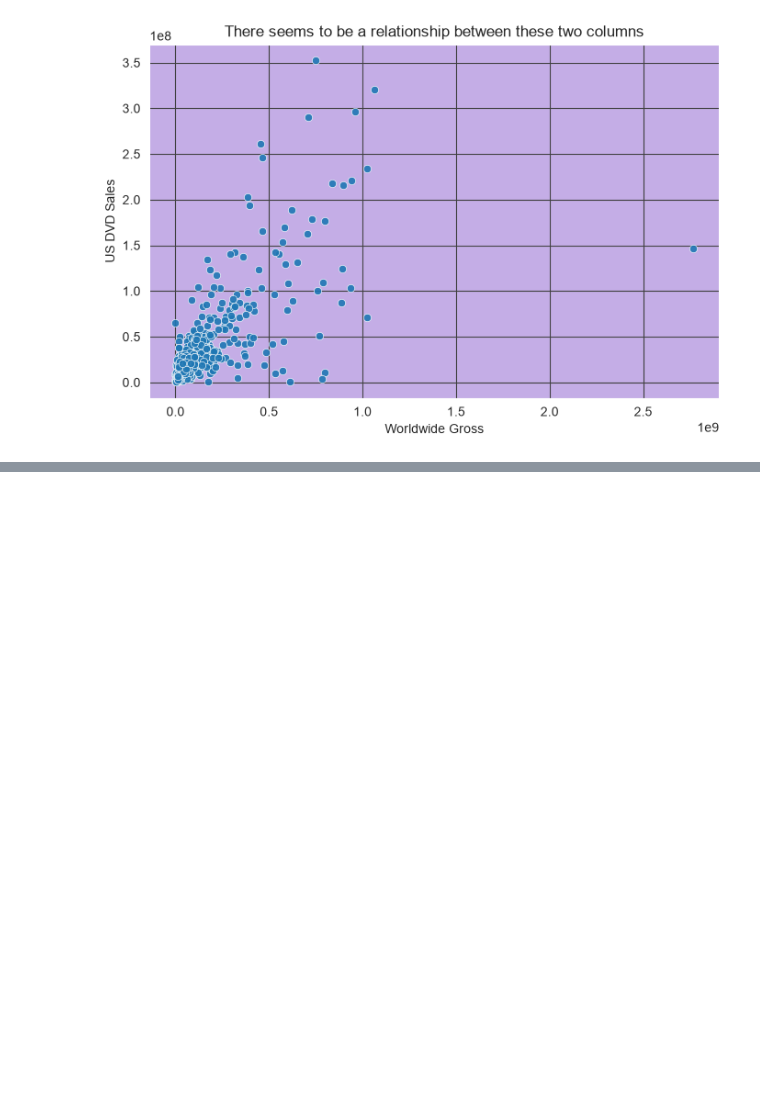
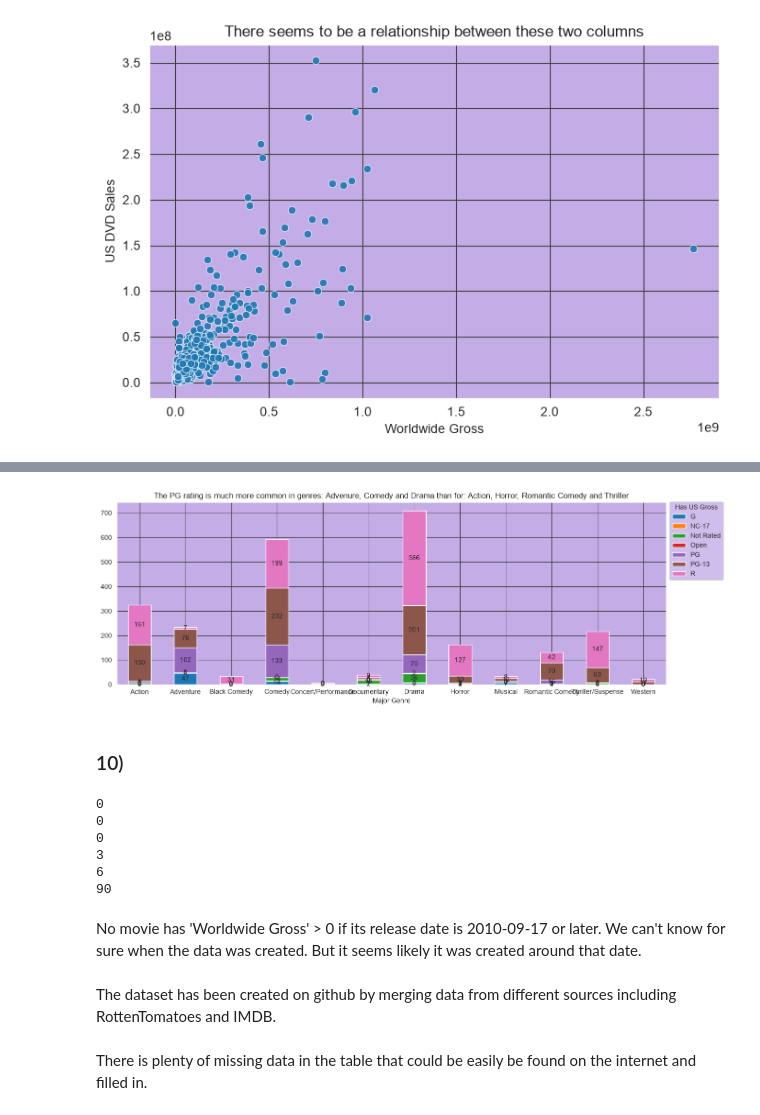
Before and after one commit to jakobschonberg/lexicon, a Jupyter notebook: Data_Analysis_Visualization/Project_Movies/movies.ipynb, the cells around one changed output, grey strips where cells are left out. Saved outputs shown, nothing was run; the diff lists cells and outputs as text; code cells hidden in the pictures; blank space fills up the shorter version.

```diff
--- a/Data_Analysis_Visualization/Project_Movies/movies.ipynb
+++ b/Data_Analysis_Visualization/Project_Movies/movies.ipynb
@@ -625,0 +634,3 @@ plt.show()
+# %%
+ctab = pd.crosstab(movies['Major Genre'], movies['MPAA Rating'])
+ctab
@@ -625,0 +652,30 @@ plt.show()
+# %%
+ax = ctab.plot(figsize=(15,5), kind='bar', stacked=True, rot=0)
+ax.legend(title='Has US Gross', bbox_to_anchor=(1, 1.02), loc='upper left')
+ax.set_title('The PG rating is much more common in genres: Advenure, Comedy and Drama than for: Action, Horror, Romantic Comedy and Thriller')
+for c in ax.containers:
+    ax.bar_label(c, label_type='center')
+# %% [output]
+[figure, added]
+# %% [markdown]
+### 10)
+# %%
+print(movies.where((movies['Worldwide Gross'] > 0) & (movies['Release Date'] > '2011-01-01'))['Title'].count())
+print(movies.where((movies['Worldwide Gross'] > 0) & (movies['Release Date'] > '2010-09-30'))['Title'].count())
+print(movies.where((movies['Worldwide Gross'] > 0) & (movies['Release Date'] > '2010-09-17'))['Title'].count())
+print(movies.where((movies['Worldwide Gross'] > 0) & (movies['Release Date'] > '2010-09-16'))['Title'].count())
+print(movies.where((movies['Worldwide Gross'] > 0) & (movies['Release Date'] > '2010-09-01'))['Title'].count())
+print(movies.where((movies['Worldwide Gross'] > 0) & (movies['Release Date'] > '2010-01-01'))['Title'].count())
+# %% [output]
+0
+0
+0
+3
+6
+90
+# %% [markdown]
+No movie has 'Worldwide Gross' > 0 if its release date is 2010-09-17 or later. We can't know for sure when the data was created. But it seems likely it was created around that date.
+# %% [markdown]
+The dataset has been created on github by merging data from different sources including RottenTomatoes and IMDB.
+# %% [markdown]
+There is plenty of missing data in the table that could be easily be found on the internet and filled in.
```
Also changed, not shown: parts of 6 cells of this notebook.
